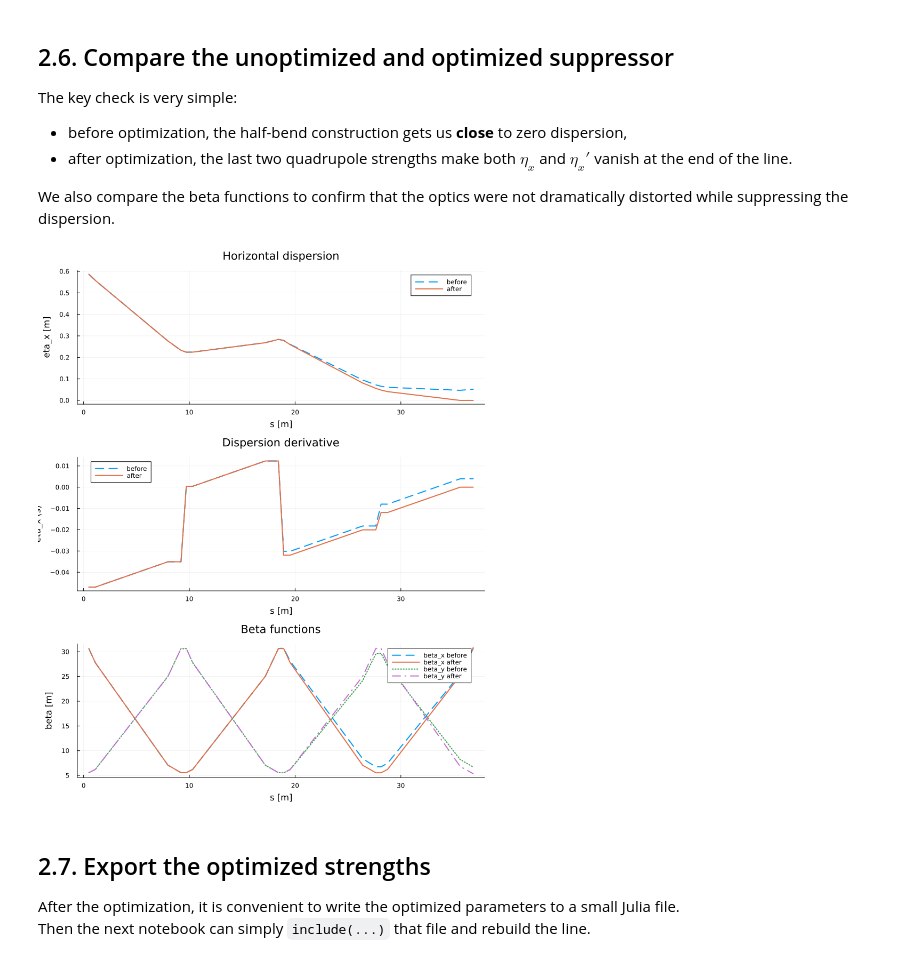
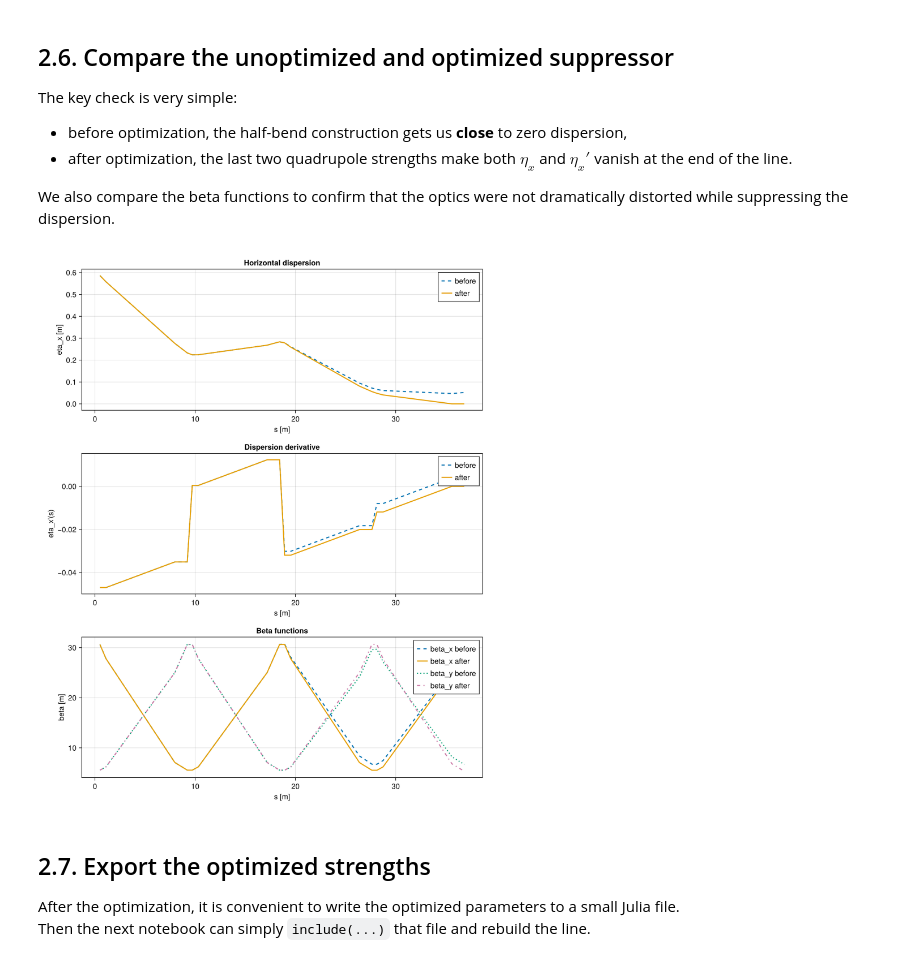
Before and after one commit to 6teamFurina/Ring_Design_Tutorial_SciBmad, a Jupyter notebook: chapter02_dispersion_suppressor_scibmad.ipynb, the cells around one changed output. Cells and saved outputs as stored; diff of their text form; code cells hidden in the pictures.

```diff
--- a/chapter02_dispersion_suppressor_scibmad.ipynb
+++ b/chapter02_dispersion_suppressor_scibmad.ipynb
@@ -506,30 +511,29 @@ We also compare the beta functions to confirm that the optics were not dramatica
 # %%
 lat_opt = make_forward_suppressor(kQF_arc, kQD_arc, kQFF1, kQDF1)
 scan_opt = optics_scan(lat_opt.elements, lat_opt.lengths, lat_opt.names, twiss_x0, twiss_y0, disp0)
 
-p_eta = plot(scan0.s, scan0.etax, lw=2, ls=:dash, label="before")
-plot!(p_eta, scan_opt.s, scan_opt.etax, lw=2, label="after")
-xlabel!(p_eta, "s [m]")
-ylabel!(p_eta, "eta_x [m]")
-title!(p_eta, "Horizontal dispersion")
+fig = Figure(size = (850, 1050))
 
-p_etap = plot(scan0.s, scan0.etaxp, lw=2, ls=:dash, label="before")
-plot!(p_etap, scan_opt.s, scan_opt.etaxp, lw=2, label="after")
-xlabel!(p_etap, "s [m]")
-ylabel!(p_etap, "eta_x'(s)")
-title!(p_etap, "Dispersion derivative")
+ax_eta = Axis(fig[1, 1]; xlabel = "s [m]", ylabel = "eta_x [m]", title = "Horizontal dispersion")
+lines!(ax_eta, scan0.s, scan0.etax; linewidth = 2, linestyle = :dash, label = "before")
+lines!(ax_eta, scan_opt.s, scan_opt.etax; linewidth = 2, label = "after")
+axislegend(ax_eta)
 
-p_beta = plot(scan0.s, scan0.betax, lw=2, ls=:dash, label="beta_x before")
-plot!(p_beta, scan_opt.s, scan_opt.betax, lw=2, label="beta_x after")
-plot!(p_beta, scan0.s, scan0.betay, lw=2, ls=:dot, label="beta_y before")
-plot!(p_beta, scan_opt.s, scan_opt.betay, lw=2, ls=:dashdot, label="beta_y after")
-xlabel!(p_beta, "s [m]")
-ylabel!(p_beta, "beta [m]")
-title!(p_beta, "Beta functions")
+ax_etap = Axis(fig[2, 1]; xlabel = "s [m]", ylabel = "eta_x'(s)", title = "Dispersion derivative")
+lines!(ax_etap, scan0.s, scan0.etaxp; linewidth = 2, linestyle = :dash, label = "before")
+lines!(ax_etap, scan_opt.s, scan_opt.etaxp; linewidth = 2, label = "after")
+axislegend(ax_etap)
 
-plot(p_eta, p_etap, p_beta, layout=(3,1), size=(850, 1050))
+ax_beta = Axis(fig[3, 1]; xlabel = "s [m]", ylabel = "beta [m]", title = "Beta functions")
+lines!(ax_beta, scan0.s, scan0.betax; linewidth = 2, linestyle = :dash, label = "beta_x before")
+lines!(ax_beta, scan_opt.s, scan_opt.betax; linewidth = 2, label = "beta_x after")
+lines!(ax_beta, scan0.s, scan0.betay; linewidth = 2, linestyle = :dot, label = "beta_y before")
+lines!(ax_beta, scan_opt.s, scan_opt.betay; linewidth = 2, linestyle = :dashdot, label = "beta_y after")
+axislegend(ax_beta)
+
+fig
 # %% [output]
-[figure, old version]
+[figure, new version]
 # %% [markdown]
 ## 2.7. Export the optimized strengths
 
```
Also changed, not shown: parts of 2 cells of this notebook, 7 other files.
